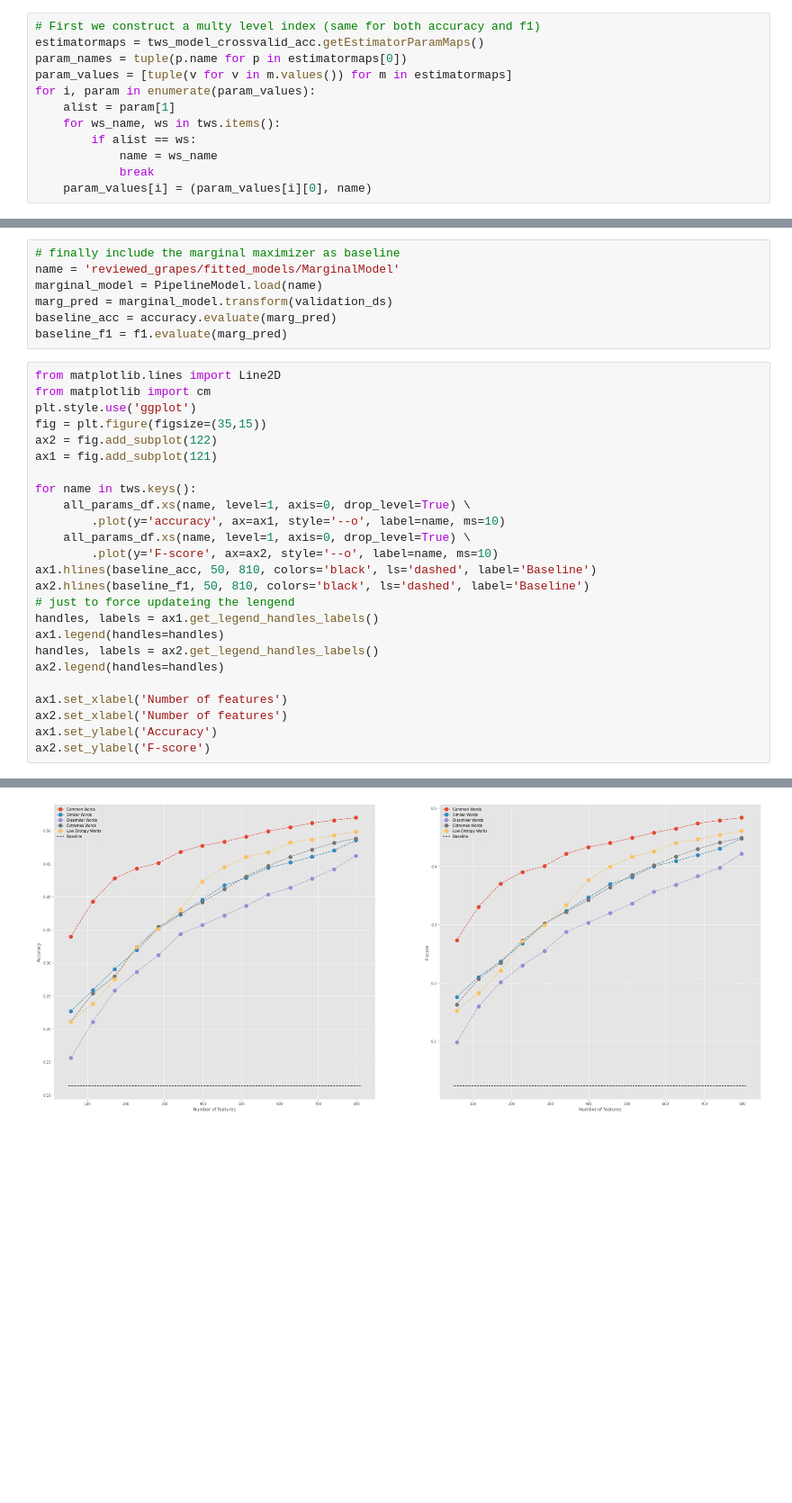
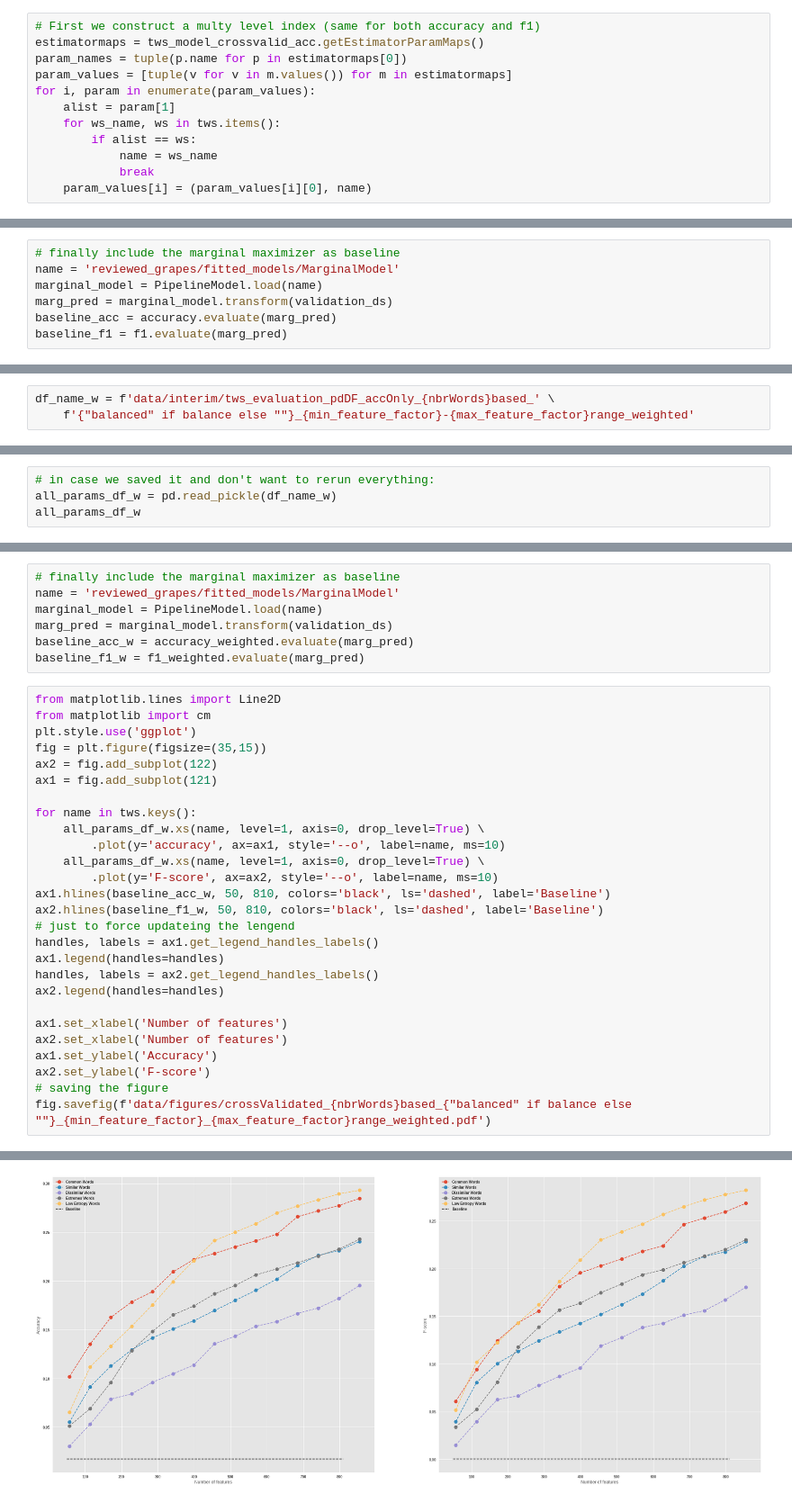
Before and after one commit to j-i-l/ReviewedGrapes, a Jupyter notebook: reviewed_grapes.model_evaluation.pyspark.v1.ipynb, the cells around one changed output, grey strips where cells are left out. Shown: that part at 90% size. Saved outputs shown, nothing was run; the diff lists cells and outputs as text; blank space fills up the shorter version.

Commit message:
added schema; completed evaluation figure

```diff
--- a/reviewed_grapes.model_evaluation.pyspark.v1.ipynb
+++ b/reviewed_grapes.model_evaluation.pyspark.v1.ipynb
@@ -816,0 +1028,7 @@ all_params_df = pd.read_pickle(df_name)
+# %%
+# finally include the marginal maximizer as baseline
+name = 'reviewed_grapes/fitted_models/MarginalModel'
+marginal_model = PipelineModel.load(name)
+marg_pred = marginal_model.transform(validation_ds)
+baseline_acc = accuracy.evaluate(marg_pred)
+baseline_f1 = f1.evaluate(marg_pred)
@@ -816,0 +1079,3 @@ all_params_df = pd.read_pickle(df_name)
+# %%
+df_name_w = f'data/interim/tws_evaluation_pdDF_accOnly_{nbrWords}based_' \
+    f'{"balanced" if balance else ""}_{min_feature_factor}-{max_feature_factor}range_weighted'
@@ -816,0 +1108,4 @@ all_params_df = pd.read_pickle(df_name)
+# %%
+# in case we saved it and don't want to rerun everything:
+all_params_df_w = pd.read_pickle(df_name_w)
+all_params_df_w
@@ -819,8 +1129,8 @@ all_params_df = pd.read_pickle(df_name)
 name = 'reviewed_grapes/fitted_models/MarginalModel'
 marginal_model = PipelineModel.load(name)
 marg_pred = marginal_model.transform(validation_ds)
-baseline_acc = accuracy.evaluate(marg_pred)
-baseline_f1 = f1.evaluate(marg_pred)
+baseline_acc_w = accuracy_weighted.evaluate(marg_pred)
+baseline_f1_w = f1_weighted.evaluate(marg_pred)
 # %%
 from matplotlib.lines import Line2D
 from matplotlib import cm
@@ -830,12 +1140,12 @@ ax2 = fig.add_subplot(122)
 ax1 = fig.add_subplot(121)
 
 for name in tws.keys():
-    all_params_df.xs(name, level=1, axis=0, drop_level=True) \
+    all_params_df_w.xs(name, level=1, axis=0, drop_level=True) \
         .plot(y='accuracy', ax=ax1, style='--o', label=name, ms=10)
-    all_params_df.xs(name, level=1, axis=0, drop_level=True) \
+    all_params_df_w.xs(name, level=1, axis=0, drop_level=True) \
         .plot(y='F-score', ax=ax2, style='--o', label=name, ms=10)
-ax1.hlines(baseline_acc, 50, 810, colors='black', ls='dashed', label='Baseline')
-ax2.hlines(baseline_f1, 50, 810, colors='black', ls='dashed', label='Baseline')
+ax1.hlines(baseline_acc_w, 50, 810, colors='black', ls='dashed', label='Baseline')
+ax2.hlines(baseline_f1_w, 50, 810, colors='black', ls='dashed', label='Baseline')
 # just to force updateing the lengend
 handles, labels = ax1.get_legend_handles_labels()
 ax1.legend(handles=handles)
@@ -846,4 +1156,6 @@ ax1.set_xlabel('Number of features')
 ax2.set_xlabel('Number of features')
 ax1.set_ylabel('Accuracy')
 ax2.set_ylabel('F-score')
+# saving the figure
+fig.savefig(f'data/figures/crossValidated_{nbrWords}based_{"balanced" if balance else ""}_{min_feature_factor}_{max_feature_factor}range_weighted.pdf')
 # %% [output]
@@ -851,3 +1162,3 @@ Text(0, 0.5, 'F-score')
-[figure, old version]
+[figure, new version]
 # %% [markdown]
 ---
```
Also changed, not shown: parts of 46 cells of this notebook, 3 other files.
